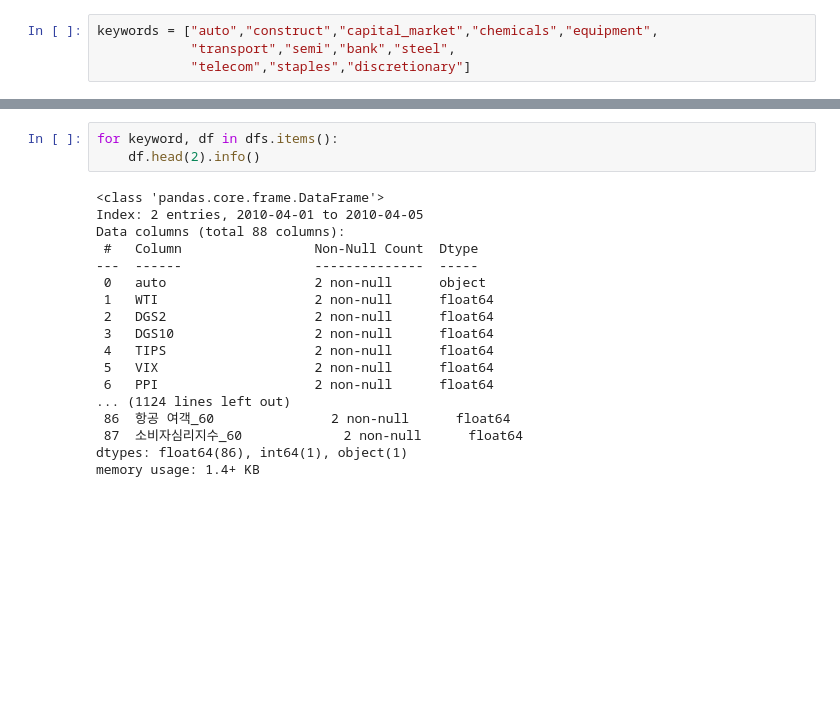
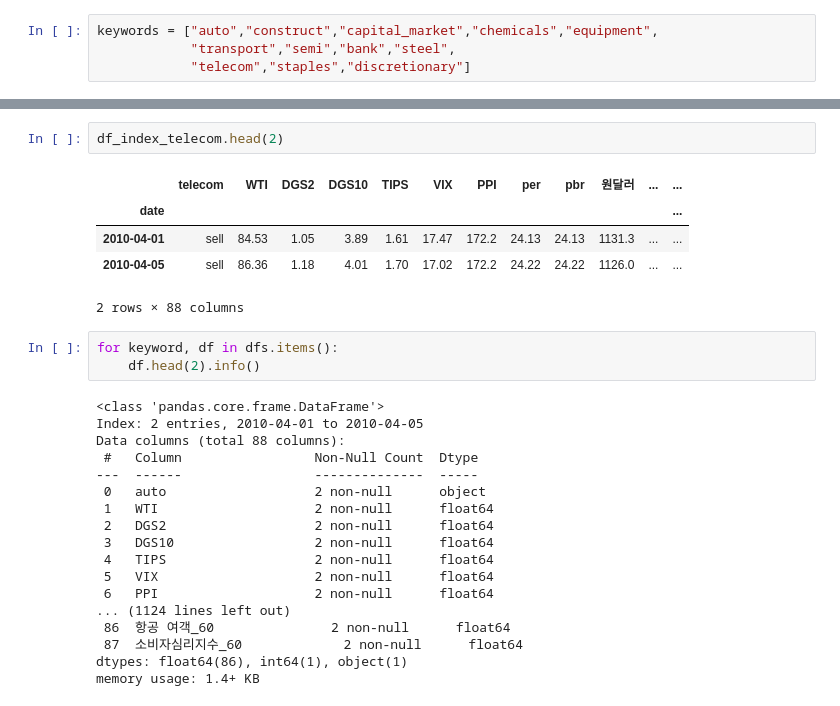
Before and after one commit to simpson000/sic_project_final, a Jupyter notebook: sic/second_compile.ipynb, the cells around one changed output, grey strips where cells are left out. Saved outputs shown, nothing was run; the diff lists cells and outputs as text; blank space fills up the shorter version.

```diff
--- a/sic/second_compile.ipynb
+++ b/sic/second_compile.ipynb
@@ -107,3 +142,11 @@ Compile discretionary
+# %%
+df_index_telecom.head(2)
+# %% [output]
+|  | telecom | WTI | DGS2 | DGS10 | TIPS | VIX | PPI | per | pbr | 원달러 | ... | ... |
+| date |  |  |  |  |  |  |  |  |  |  |  | ... |
+| 2010-04-01 | sell | 84.53 | 1.05 | 3.89 | 1.61 | 17.47 | 172.2 | 24.13 | 24.13 | 1131.3 | ... | ... |
+| 2010-04-05 | sell | 86.36 | 1.18 | 4.01 | 1.70 | 17.02 | 172.2 | 24.22 | 24.22 | 1126.0 | ... | ... |
+2 rows × 88 columns
 # %%
 for keyword, df in dfs.items():
     df.head(2).info()
```
Also changed, not shown: parts of 35 cells of this notebook, 31 other files.
